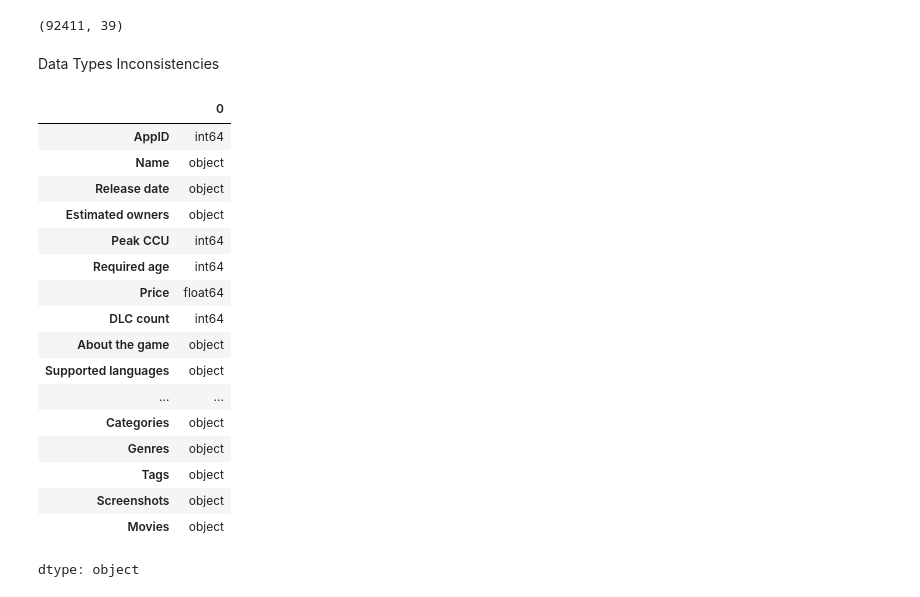
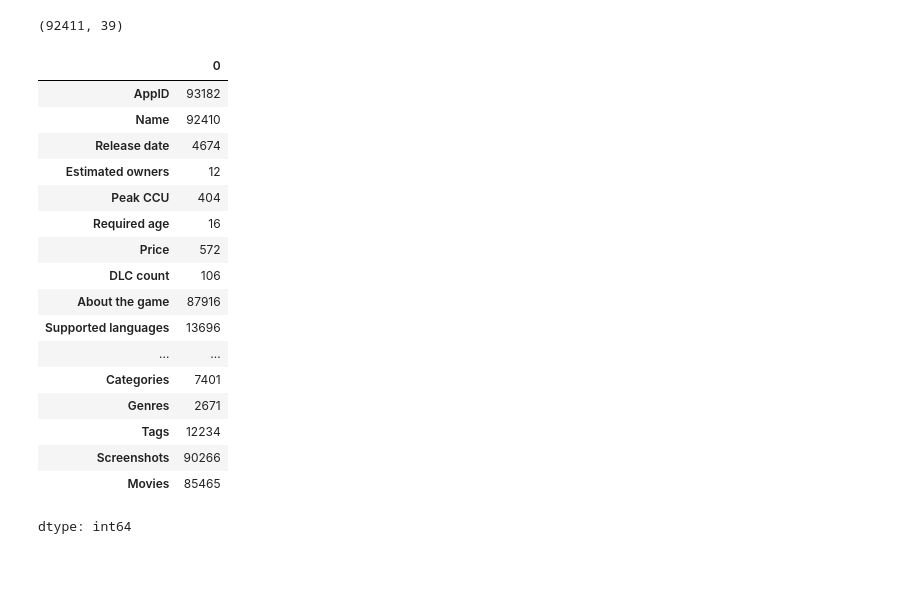
Before and after one commit to lazygirlleen/DataCleaningSteam, a Jupyter notebook: DataCleaningSteam.ipynb, the cells around one changed output. Saved outputs shown, nothing was run; the diff lists cells and outputs as text; code cells hidden in the pictures; blank space fills up the shorter version.

```diff
--- a/DataCleaningSteam.ipynb
+++ b/DataCleaningSteam.ipynb
@@ -278,6 +278,8 @@ df.duplicated('Name')
 | 93181 | False |
 93182 rows × 1 columns
 dtype: bool
+# %%
+df.drop_duplicates(inplace=True)
 # %%
 df.head(10)
 # %% [output]
@@ -303,26 +305,24 @@ df_drop_dup = df.drop_duplicates('Name')
 df_drop_dup.shape
 # %% [output]
 (92411, 39)
-# %% [markdown]
-Data Types Inconsistencies
 # %%
-df.dtypes
+df.nunique()
 # %% [output]
 |  | 0 |
-| AppID | int64 |
-| Name | object |
-| Release date | object |
-| Estimated owners | object |
-| Peak CCU | int64 |
-| Required age | int64 |
-| Price | float64 |
-| DLC count | int64 |
-| About the game | object |
-| Supported languages | object |
+| AppID | 93182 |
+| Name | 92410 |
+| Release date | 4674 |
+| Estimated owners | 12 |
+| Peak CCU | 404 |
+| Required age | 16 |
+| Price | 572 |
+| DLC count | 106 |
+| About the game | 87916 |
+| Supported languages | 13696 |
 | ... | ... |
-| Categories | object |
-| Genres | object |
-| Tags | object |
-| Screenshots | object |
-| Movies | object |
+| Categories | 7401 |
+| Genres | 2671 |
+| Tags | 12234 |
+| Screenshots | 90266 |
+| Movies | 85465 |
-dtype: object
+dtype: int64
```
Also changed, not shown: parts of 11 cells of this notebook.
